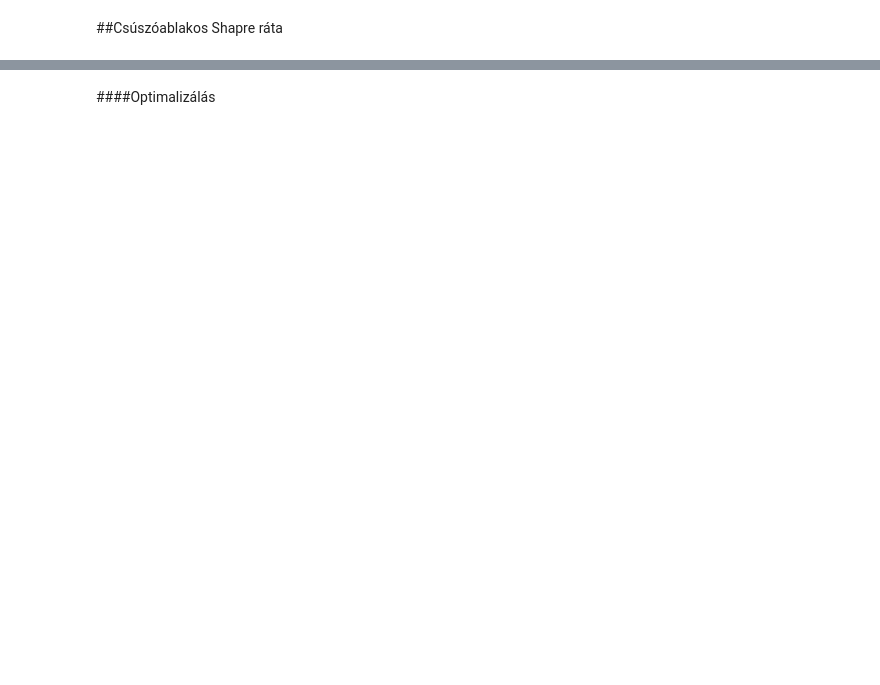
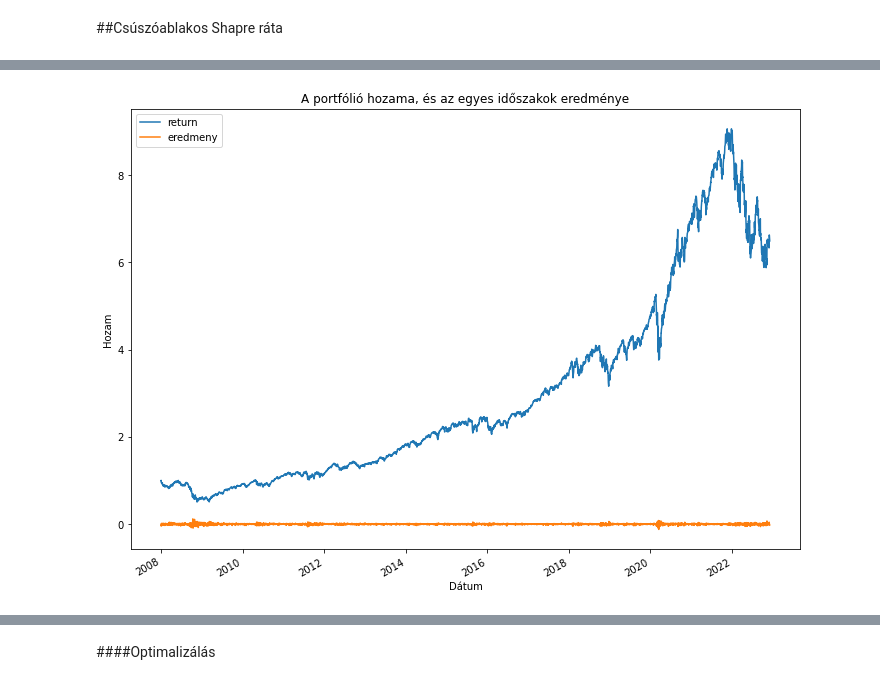
Before and after one commit to Kriszti8828/6het, a Jupyter notebook: beadando_maxmin_ipynb_másolata.ipynb, the cells around one changed output, grey strips where cells are left out. Saved outputs shown, nothing was run; the diff lists cells and outputs as text; code cells hidden in the pictures; blank space fills up the shorter version.

```diff
--- a/beadando_maxmin_ipynb_másolata.ipynb
+++ b/beadando_maxmin_ipynb_másolata.ipynb
@@ -353,6 +549,10 @@ for i in range(len(df_hozam2['eredmeny'])-1):
 # %%
 #Ellenőrzések
 #print(df_hozam2['return'],df_hozam2['eredmeny'])
 #df_hozam2[['eredmeny','return']].plot()
-df_hozam2[['return','eredmeny']].plot(title="A portfólió hozama, és az egyes időszakok eredménye")
+df_hozam2[['return','eredmeny']].plot(title="A portfólió hozama, és az egyes időszakok eredménye",figsize=(12, 9))
+plt.ylabel('Hozam')
+plt.xlabel('Dátum')
 plt.show()
+# %% [output]
+[figure, added]
```
Also changed, not shown: parts of 73 cells of this notebook.
